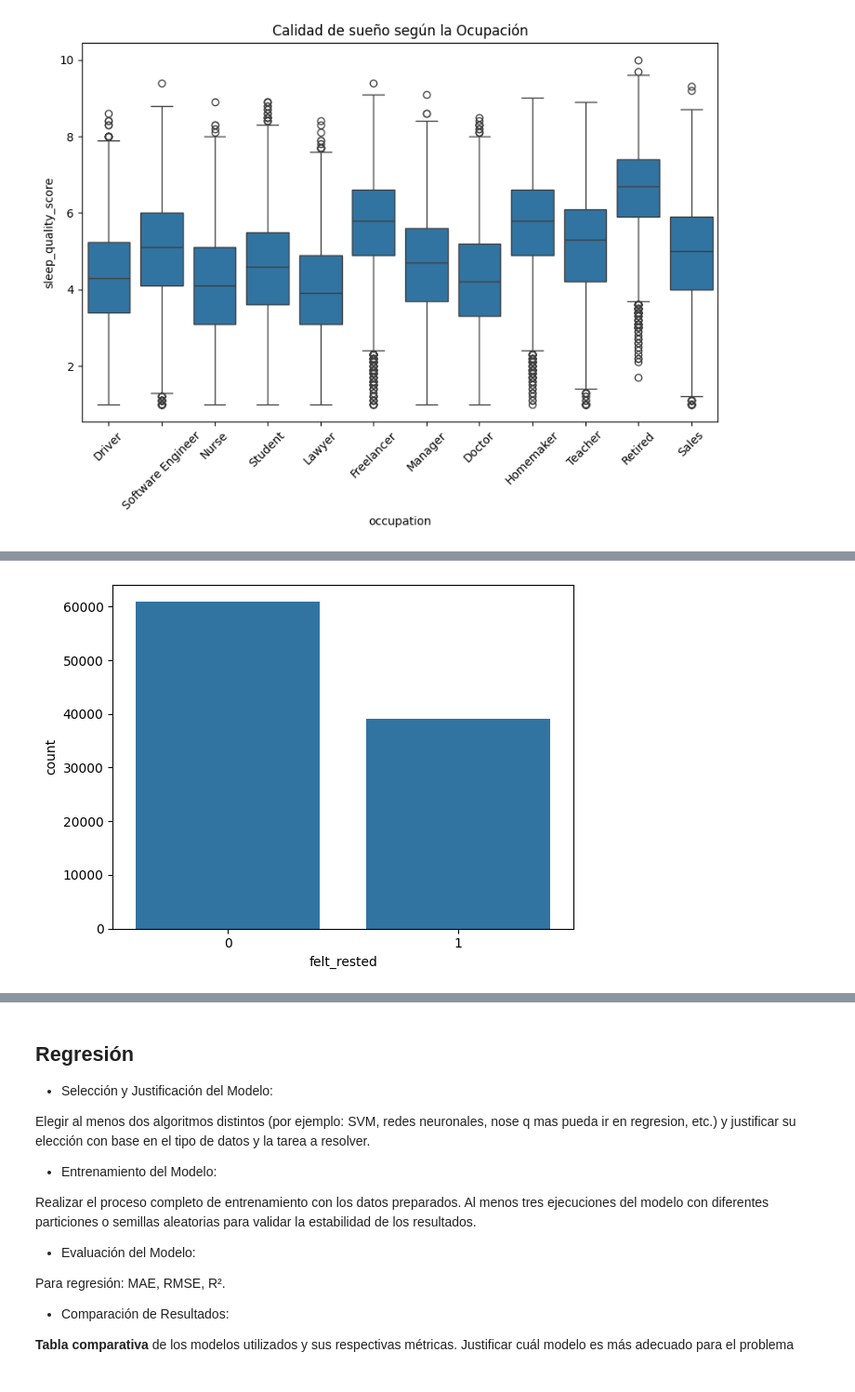
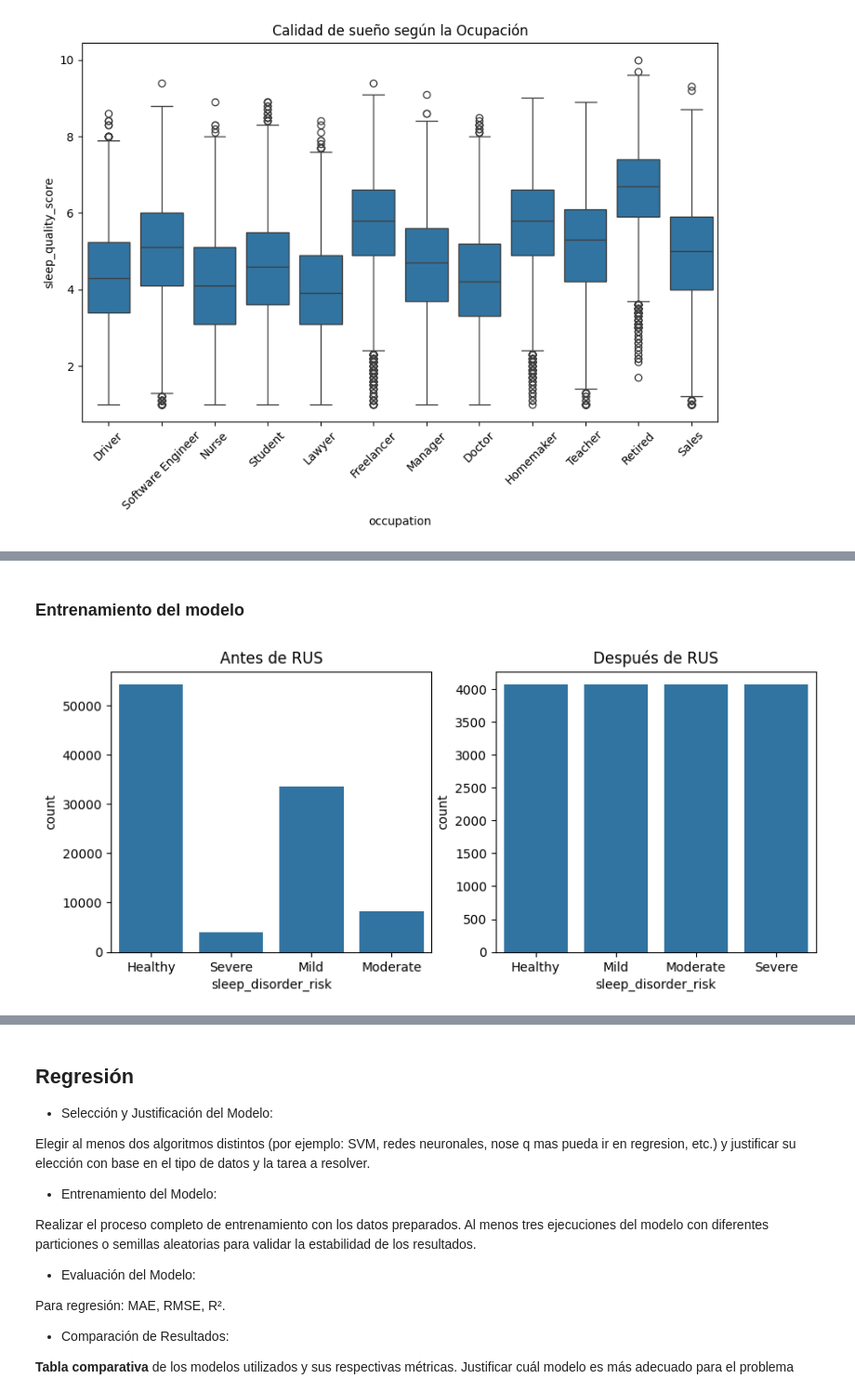
Before and after one commit to cinna-vk/iaa-pia, a Jupyter notebook: PIA_IAA.ipynb, the cells around one changed output, grey strips where cells are left out. Shown at 93% size. Cells and saved outputs as stored; diff of their text form; code cells hidden in the pictures.

```diff
--- a/PIA_IAA.ipynb
+++ b/PIA_IAA.ipynb
@@ -175,3 +153,5 @@ Hay dos targets de clasificacion, felt_rested es binario y sleep_disorder_risk q
+# %% [markdown]
+### Entrenamiento del modelo
 # %%
 X = pd.get_dummies(df.drop(['felt_rested', 'cognitive_performance_score',
                             'sleep_disorder_risk'], axis=1), drop_first=True)
@@ -180,12 +158,21 @@ y_reg = df['cognitive_performance_score']
 y_class = df['sleep_disorder_risk']
-# %%
-import seaborn as sns
-import matplotlib.pyplot as plt
-
-sns.countplot(x='felt_rested', data=df)
-plt.show()
-# %% [output]
-[figure, removed]
+# %%
+plt.figure(figsize=(10, 4))
+
+plt.subplot(1, 2, 1)
+sns.countplot(x='sleep_disorder_risk', data=df)
+plt.title('Antes de RUS')
+
+from imblearn.under_sampling import RandomUnderSampler
+rus = RandomUnderSampler(random_state=42)
+X_rus, y_rus = rus.fit_resample(X, y_class)
+
+plt.subplot(1, 2, 2)
+sns.countplot(x='sleep_disorder_risk', data=pd.DataFrame(y_rus))
+plt.title('Después de RUS')
+plt.show()
+# %% [output]
+[figure, added]
 # %%
 from sklearn.model_selection import train_test_split
 
```
Also changed, not shown: parts of 33 cells of this notebook.
